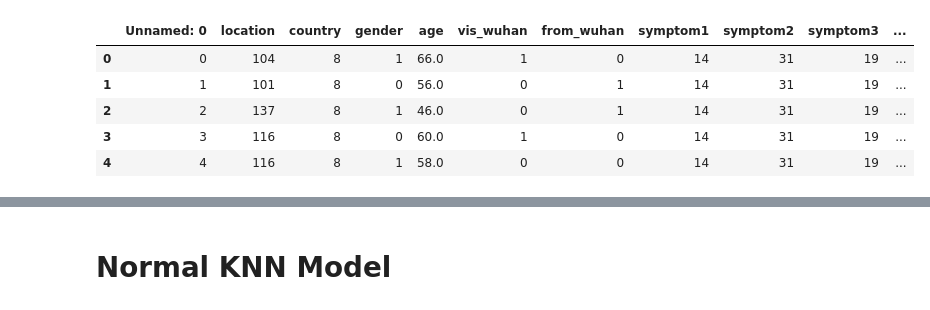
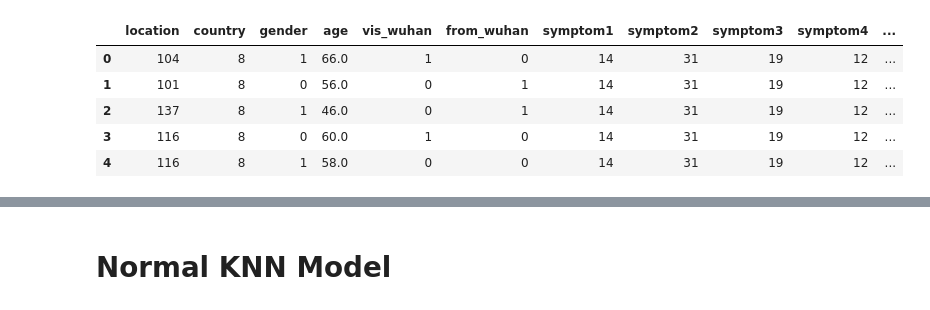
Before and after one commit to mahgob601/MachineLearning-Project, a Jupyter notebook: KNN.ipynb, the cells around one changed output, grey strips where cells are left out. Saved outputs shown, nothing was run; the diff lists cells and outputs as text; code cells hidden in the pictures.

```diff
--- a/KNN.ipynb
+++ b/KNN.ipynb
@@ -12,2 +15,4 @@ from matplotlib.colors import ListedColormap
+# %%
+df = pd.read_csv("data.csv")
 # %%
-df = pd.read_csv("../data.csv")
+df.head()
@@ -14,9 +26,11 @@ df = pd.read_csv("../data.csv")
 # %%
-df.head()
+# The dataframe with our features only (picked 13 columns out of 15) to draw the heatmap
+features_df = df.drop('Unnamed: 0', axis=1)
+features_df.head()
 # %% [output]
-|  | Unnamed: 0 | location | country | gender | age | vis_wuhan | from_wuhan | symptom1 | symptom2 | symptom3 | ... |
-| 0 | 0 | 104 | 8 | 1 | 66.0 | 1 | 0 | 14 | 31 | 19 | ... |
-| 1 | 1 | 101 | 8 | 0 | 56.0 | 0 | 1 | 14 | 31 | 19 | ... |
-| 2 | 2 | 137 | 8 | 1 | 46.0 | 0 | 1 | 14 | 31 | 19 | ... |
-| 3 | 3 | 116 | 8 | 0 | 60.0 | 1 | 0 | 14 | 31 | 19 | ... |
-| 4 | 4 | 116 | 8 | 1 | 58.0 | 0 | 0 | 14 | 31 | 19 | ... |
+|  | location | country | gender | age | vis_wuhan | from_wuhan | symptom1 | symptom2 | symptom3 | symptom4 | ... |
+| 0 | 104 | 8 | 1 | 66.0 | 1 | 0 | 14 | 31 | 19 | 12 | ... |
+| 1 | 101 | 8 | 0 | 56.0 | 0 | 1 | 14 | 31 | 19 | 12 | ... |
+| 2 | 137 | 8 | 1 | 46.0 | 0 | 1 | 14 | 31 | 19 | 12 | ... |
+| 3 | 116 | 8 | 0 | 60.0 | 1 | 0 | 14 | 31 | 19 | 12 | ... |
+| 4 | 116 | 8 | 1 | 58.0 | 0 | 0 | 14 | 31 | 19 | 12 | ... |
```
Also changed, not shown: parts of 41 cells of this notebook.
